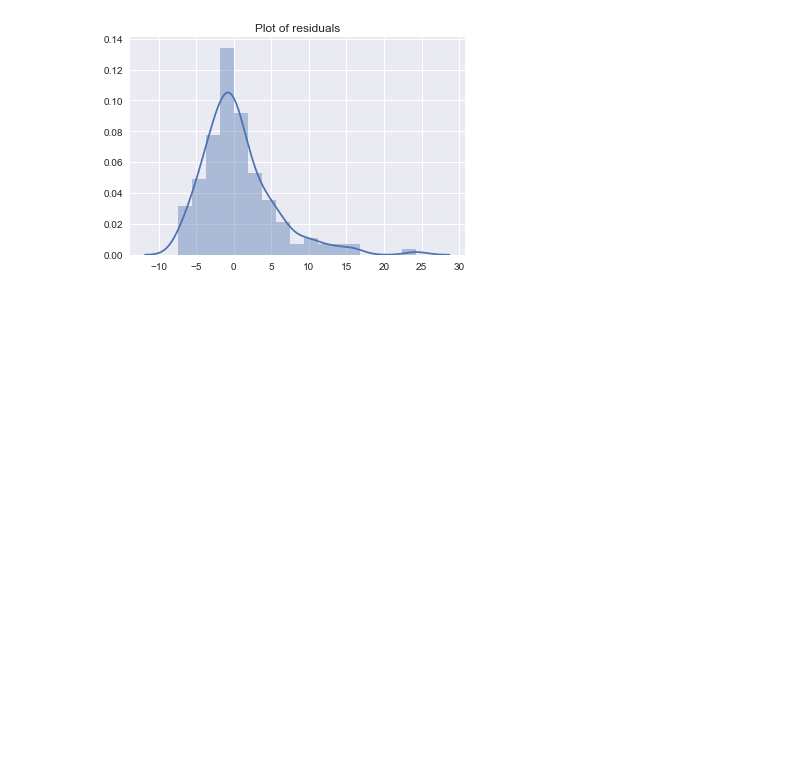
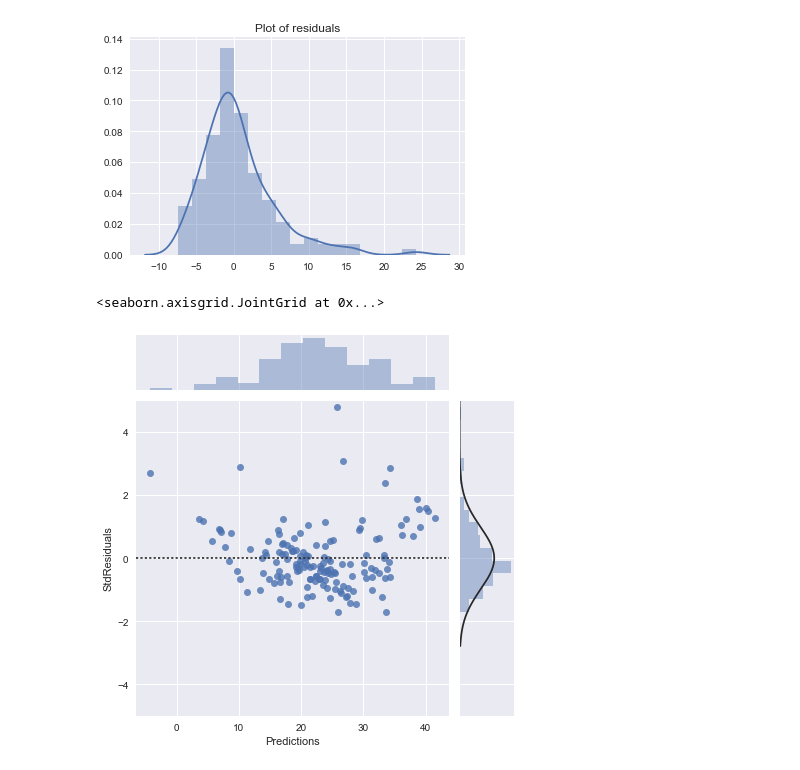
Before and after one commit to rayjustinhuang/Data-Analysis-and-Machine-Learning, a Jupyter notebook: Predicting Boston Housing Prices.ipynb, the cells around one changed output. Cells and saved outputs as stored; diff of their text form; code cells hidden in the pictures; blank space fills up the shorter version.

```diff
--- a/Predicting Boston Housing Prices.ipynb
+++ b/Predicting Boston Housing Prices.ipynb
@@ -170,3 +170,12 @@ plt.title('Plot of residuals')
 # %% [output]
 <matplotlib.text.Text at 0x...>
 [figure]
+# %%
+results['Residuals'] = results['MEDV'] - results['Predictions']
+from sklearn import preprocessing
+results['StdResiduals'] = preprocessing.scale(results['Residuals'])
+# %%
+sns.jointplot('Predictions','StdResiduals', results, ylim = (-5,5), kind='resid')
+# %% [output]
+<seaborn.axisgrid.JointGrid at 0x...>
+[figure, added]
```
Also changed, not shown: parts of 2 cells of this notebook.
